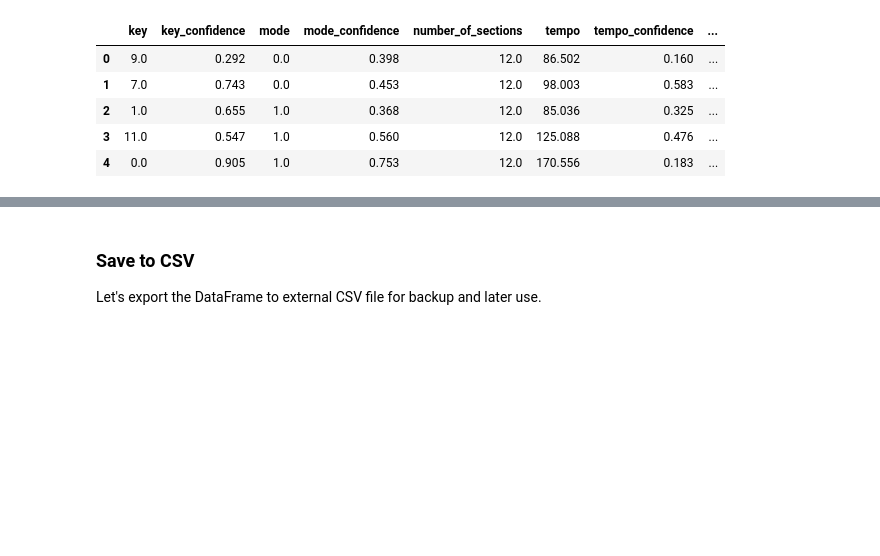
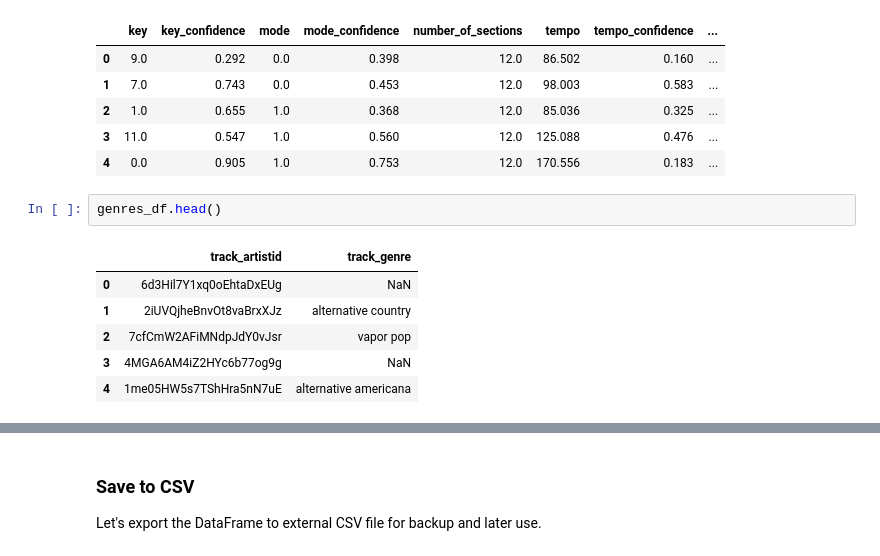
Before and after one commit to adamsiemaszkiewicz/eargasm-music, a Jupyter notebook: eargasm_data-retrieval.ipynb, the cells around one changed output, grey strips where cells are left out. Cells and saved outputs as stored; diff of their text form; blank space fills up the shorter version.

```diff
--- a/eargasm_data-retrieval.ipynb
+++ b/eargasm_data-retrieval.ipynb
@@ -761,6 +856,15 @@ audio_analysis_df.head()
 | 2 | 1.0 | 0.655 | 1.0 | 0.368 | 12.0 | 85.036 | 0.325 | ... |
 | 3 | 11.0 | 0.547 | 1.0 | 0.560 | 12.0 | 125.088 | 0.476 | ... |
 | 4 | 0.0 | 0.905 | 1.0 | 0.753 | 12.0 | 170.556 | 0.183 | ... |
+# %%
+genres_df.head()
+# %% [output]
+|  | track_artistid | track_genre |
+| 0 | 6d3Hil7Y1xq0oEhtaDxEUg | NaN |
+| 1 | 2iUVQjheBnvOt8vaBrxXJz | alternative country |
+| 2 | 7cfCmW2AFiMNdpJdY0vJsr | vapor pop |
+| 3 | 4MGA6AM4iZ2HYc6b77og9g | NaN |
+| 4 | 1me05HW5s7TShHra5nN7uE | alternative americana |
 # %% [markdown]
 ### Merge
 1. I will first merge `audio_features_df` with `audio_analysis_df` which represent features for each individual track and then drop duplicates of the same `track_id`.
```
Also changed, not shown: parts of 30 cells of this notebook, 4 other files.
